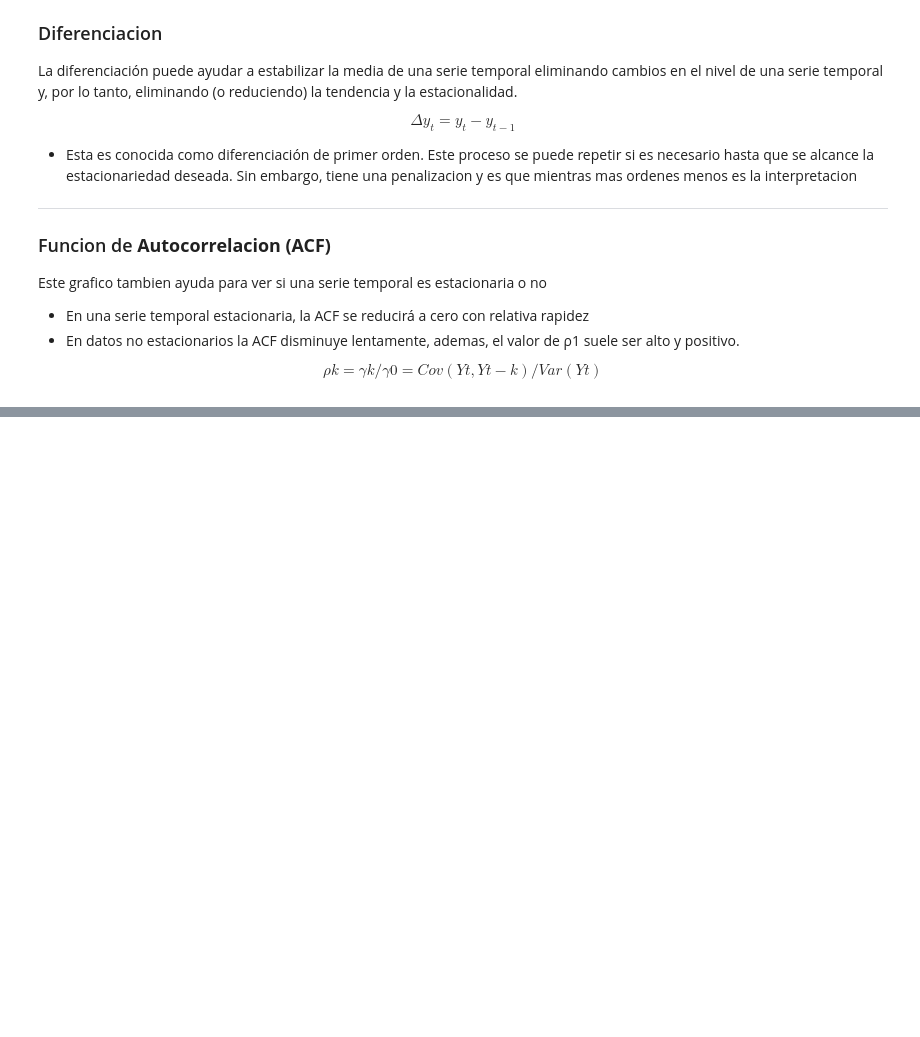
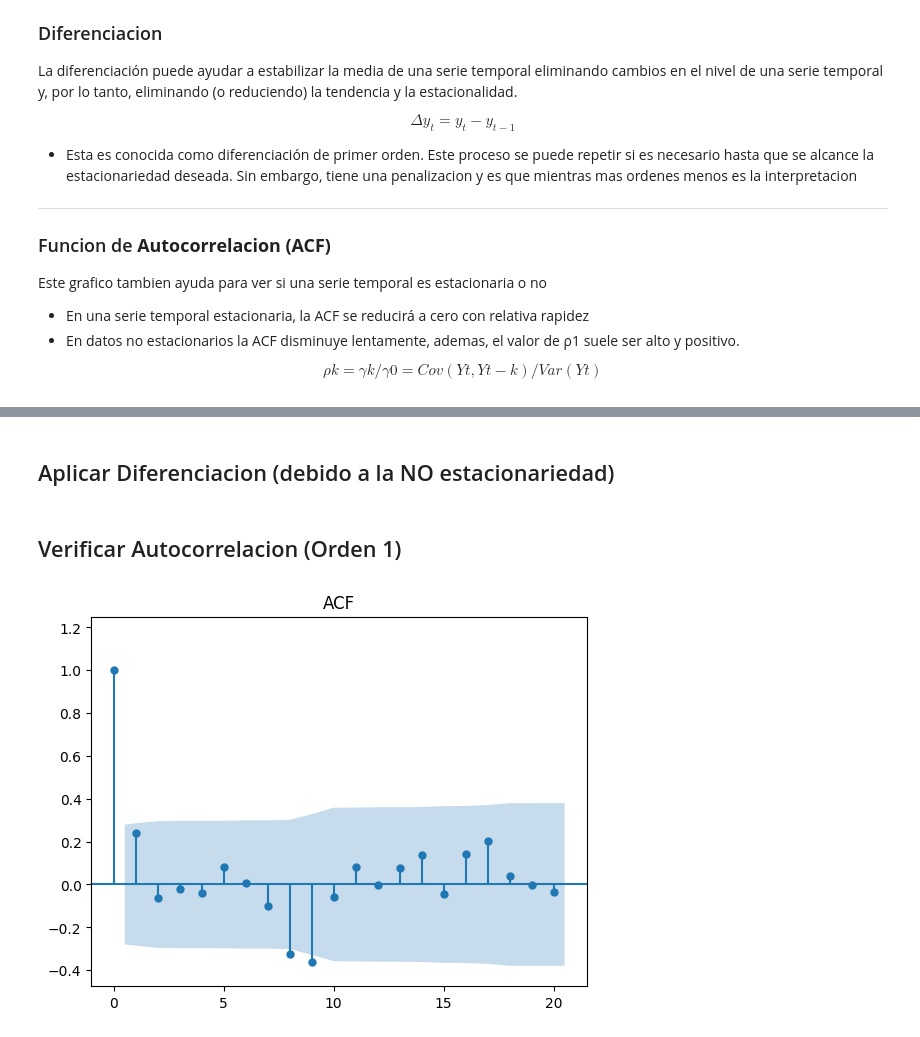
Before and after one commit to pxtroniwnl/series-de-tiempo-utb, a Jupyter notebook: nota-03.ipynb, the cells around one changed output, grey strips where cells are left out. Saved outputs shown, nothing was run; the diff lists cells and outputs as text; code cells hidden in the pictures; blank space fills up the shorter version.

```diff
--- a/nota-03.ipynb
+++ b/nota-03.ipynb
@@ -102,0 +189,15 @@ $$ρk=γk/γ0=Cov(Yt,Yt−k)/Var(Yt) $$
+# %% [markdown]
+## Aplicar Diferenciacion (debido a la NO estacionariedad)
+# %%
+# Primera diferencia de la serie integrada de orden 1
+pib_diff = gdp_col.diff().dropna()
+# %% [markdown]
+## Verificar Autocorrelacion (Orden 1)
+# %%
+from statsmodels.graphics.tsaplots import plot_acf
+
+plot_acf(pib_diff, lags=20,auto_ylims=True)
+plt.title("ACF")
+plt.show()
+# %% [output]
+[figure, added]
```
Also changed, not shown: parts of 16 cells of this notebook.
